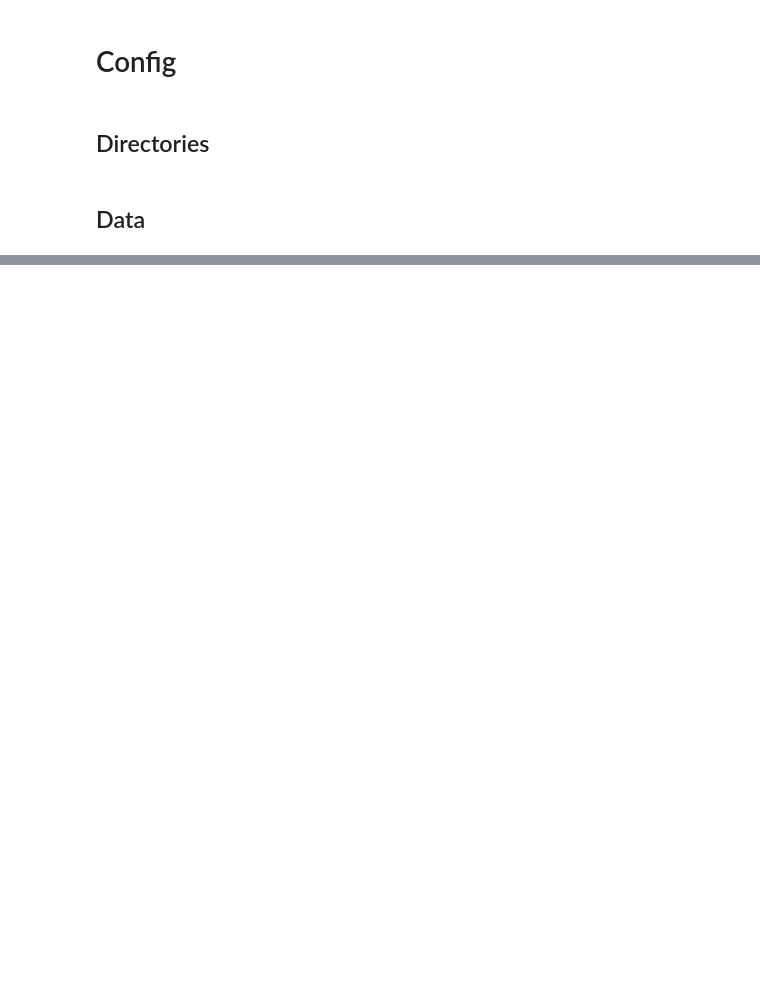
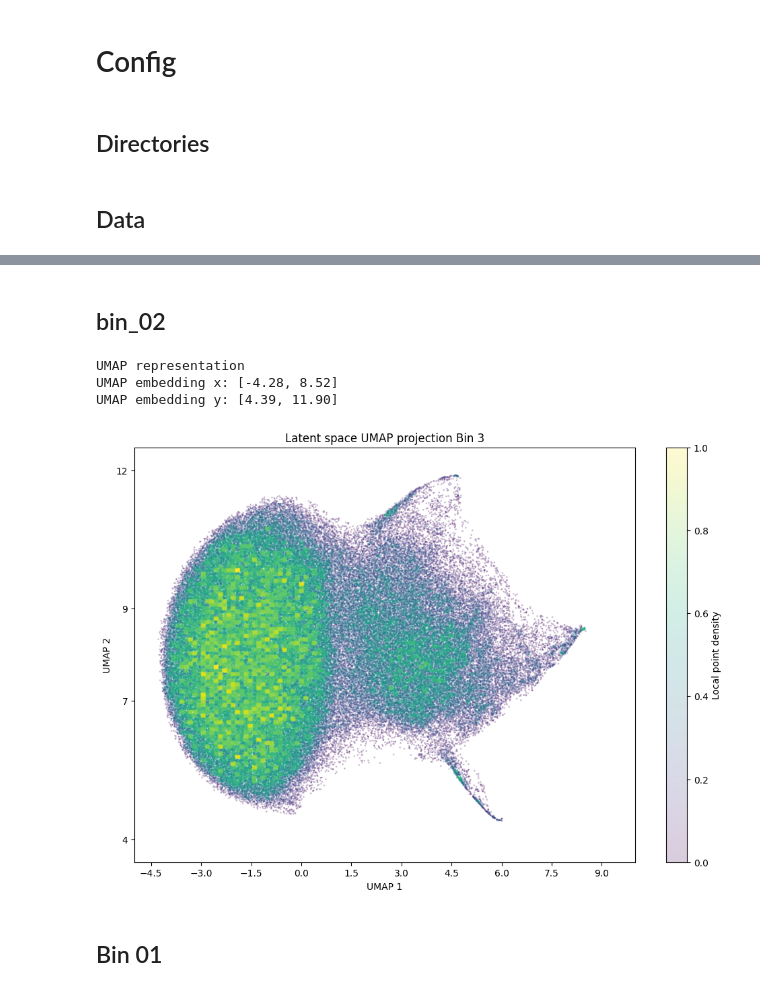
Before and after one commit to ed-ortizm/autoencoders, a Jupyter notebook: thesis/03_explore_latent_space.ipynb, the cells around one changed output, grey strips where cells are left out. Saved outputs shown, nothing was run; the diff lists cells and outputs as text; code cells hidden in the pictures; blank space fills up the shorter version.

```diff
--- a/thesis/03_explore_latent_space.ipynb
+++ b/thesis/03_explore_latent_space.ipynb
@@ -121,0 +298,73 @@ Encode bin_03 with /home/elom/phd/code/models/bin_03/winner
+# %% [markdown]
+## bin_02
+# %%
+bin_id = 'bin_02'
+latent_arr = latent_bin_dict[bin_id].copy()
+latent_scaled = standard_scaler(latent_arr)
+# ------------------------------------------------
+print("UMAP representation")
+reducer = umap.UMAP(
+    n_neighbors=30,
+    min_dist=0.1,
+    n_components=2,
+    metric='euclidean',
+    # random_state=42
+)
+# Fit and Transform
+embedding = reducer.fit_transform(latent_scaled)
+save_to = f"{latent_dir}/{bin_id}/umap_latent_{bin_id}.npy"
+np.save(save_to, embedding)
+# -------------------------------------------------------------
+x_min, x_max = embedding[:, 0].min(), embedding[:, 0].max()
+y_min, y_max = embedding[:, 1].min(), embedding[:, 1].max()
+print(f"UMAP embedding x: [{x_min:.2f}, {x_max:.2f}]")
+print(f"UMAP embedding y: [{y_min:.2f}, {y_max:.2f}]")
+# %% [output]
+UMAP representation
+UMAP embedding x: [-4.28, 8.52]
+UMAP embedding y: [4.39, 11.90]
+# %%
+bin_number = int(bin_id.split('_')[1])
+# 1. Calculate density based on your UMAP coordinates
+density = get_density_colors(embedding[:, 0], embedding[:, 1], bins=100)
+# 2. Sort points by density (optional: ensures densest points are drawn on top)
+idx = density.argsort()
+x_plot, y_plot, density_plot = embedding[idx, 0], embedding[idx, 1], density[idx]
+norm_density = (density_plot - density_plot.min()) / (density_plot.max() - density_plot.min())
+# ---------------------------------------------------------------------------------------------
+fig, ax = plt.subplots(
+    1, 1,
+    figsize=(12, 8)
+)
+
+scatter = ax.scatter(
+    x_plot, y_plot, s=1, alpha=0.2,
+    c=norm_density,
+    cmap='viridis'
+)
+# -------------------------------------------------------------
+x_ticks = [-4.5, -3, -1.5, 0, 1.5, 3, 4.5, 6, 7.5, 9]
+ax.set_xticks(x_ticks)
+x_limits = (-5, 10)
+ax.set_xlim(x_limits)
+
+y_ticks = [4, 7, 9, 12]
+ax.set_yticks(y_ticks)
+y_limits = (3.5, 12.5)
+ax.set_ylim(y_limits)
+# -------------------------------------------------------------
+
+ax.set_xlabel('UMAP 1')
+ax.set_ylabel('UMAP 2')
+ax.set_title(f"Latent space UMAP projection Bin {bin_number + 1}")
+fig.colorbar(scatter, ax=ax, label='Local point density')
+
+# save figure
+fig.savefig(
+    f"{ch4_dir}/{bin_id}/latent/latent_space_umap_{bin_id}.pdf",
+    bbox_inches='tight'
+)
+# %% [output]
+[figure, added]
+# %% [markdown]
+## Bin 01
```
Also changed, not shown: parts of 29 cells of this notebook.
